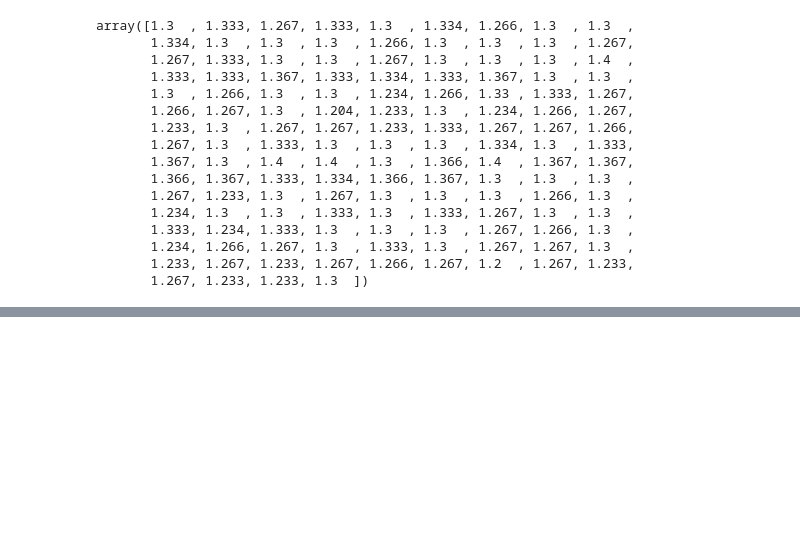
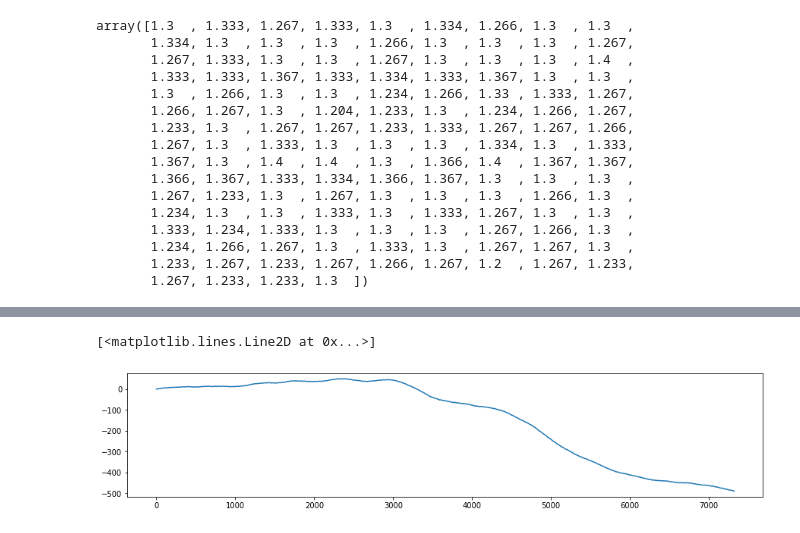
Before and after one commit to taeoowl/gait, a Jupyter notebook: gait/data_test.ipynb, the cells around one changed output, grey strips where cells are left out. Cells and saved outputs as stored; diff of their text form; code cells hidden in the pictures; blank space fills up the shorter version.

```diff
--- a/gait/data_test.ipynb
+++ b/gait/data_test.ipynb
@@ -305,0 +377,15 @@ pd.Series(video).to_csv('태민우.txt', index=False, header=None)
+# %%
+distance = []
+
+d = 0
+di = 0
+for i in range(len(speed)-1):
+    vel = di + 0.5*(speed[i] +speed[i+1])*(1/40)
+    di =+ vel
+    distance.append(di)
+# %%
+plt.figure(figsize=(15,3))
+plt.plot(distance)
+# %% [output]
+[<matplotlib.lines.Line2D at 0x...>]
+[figure, added]
```
Also changed, not shown: parts of 30 cells of this notebook.
